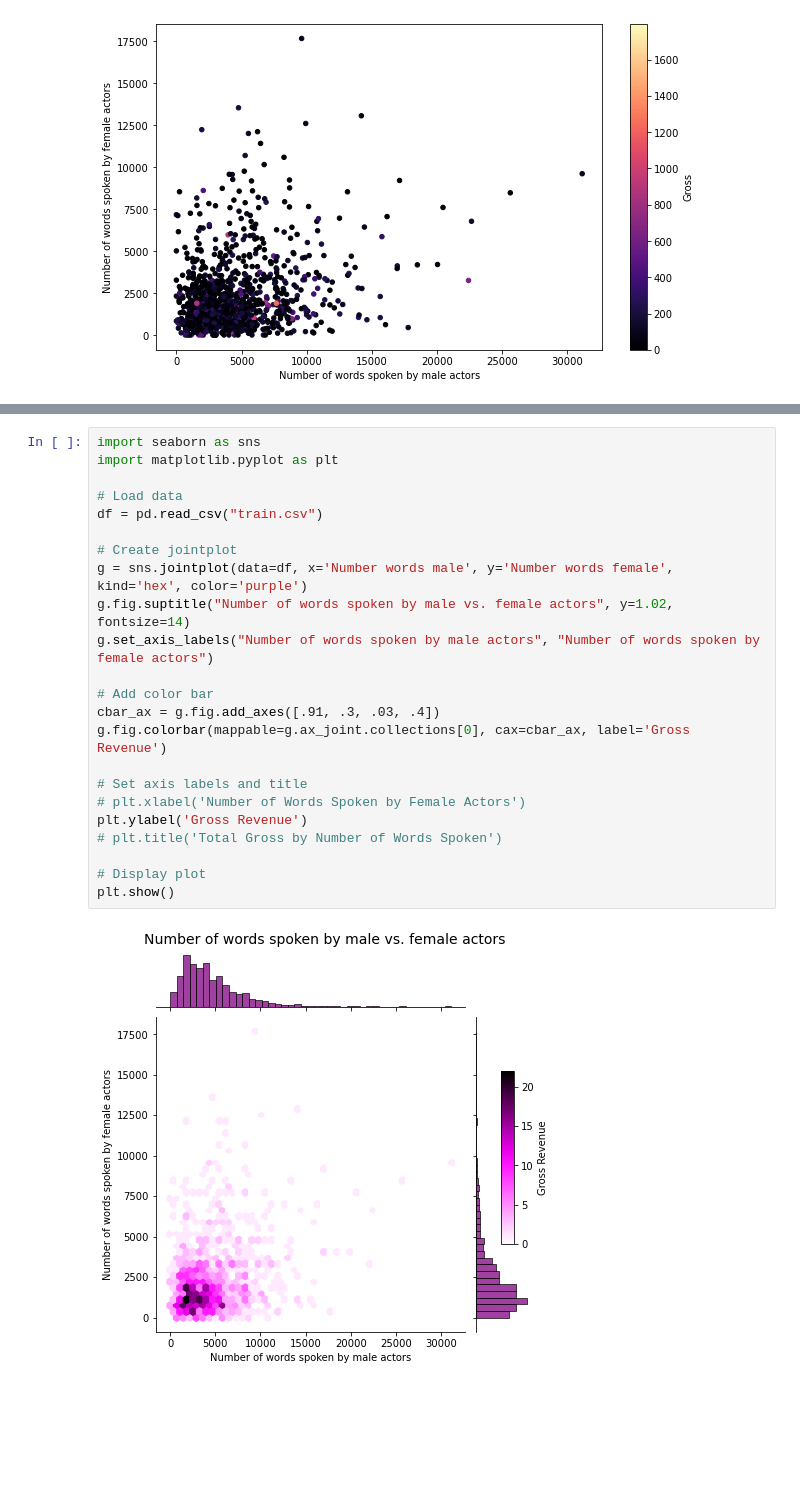
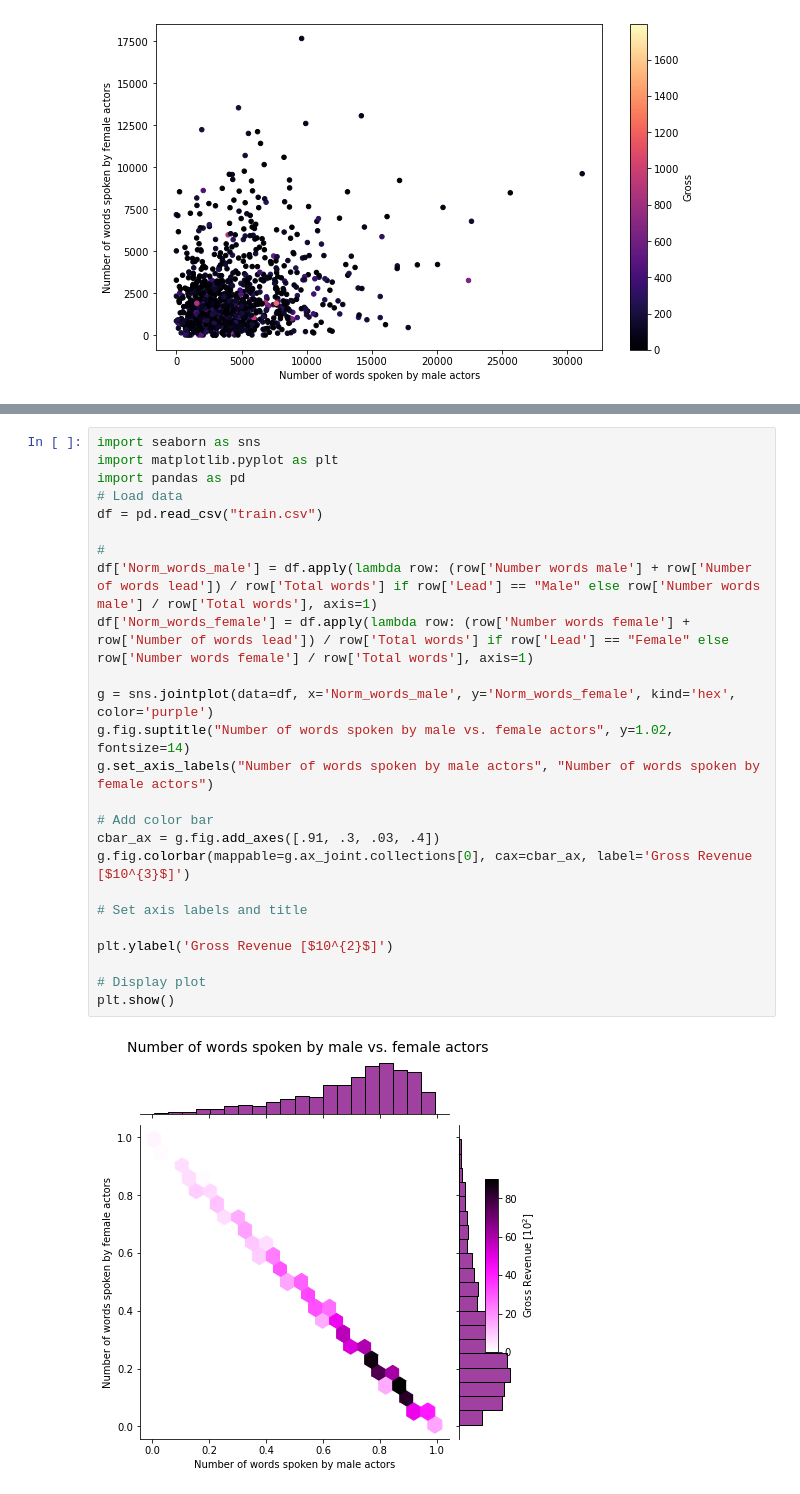
Before and after one commit to Dazarang/Statistical-Machine-Learning, a Jupyter notebook: Project/Project_Stats.ipynb, the cells around one changed output, grey strips where cells are left out. Cells and saved outputs as stored; diff of their text form; blank space fills up the shorter version.

```diff
--- a/Project/Project_Stats.ipynb
+++ b/Project/Project_Stats.ipynb
@@ -141,25 +161,27 @@ plt.show()
 # %%
 import seaborn as sns
 import matplotlib.pyplot as plt
-
+import pandas as pd
 # Load data
 df = pd.read_csv("train.csv")
 
-# Create jointplot
-g = sns.jointplot(data=df, x='Number words male', y='Number words female', kind='hex', color='purple')
+#
+df['Norm_words_male'] = df.apply(lambda row: (row['Number words male'] + row['Number of words lead']) / row['Total words'] if row['Lead'] == "Male" else row['Number words male'] / row['Total words'], axis=1)
+df['Norm_words_female'] = df.apply(lambda row: (row['Number words female'] + row['Number of words lead']) / row['Total words'] if row['Lead'] == "Female" else row['Number words female'] / row['Total words'], axis=1)
+
+g = sns.jointplot(data=df, x='Norm_words_male', y='Norm_words_female', kind='hex', color='purple')
 g.fig.suptitle("Number of words spoken by male vs. female actors", y=1.02, fontsize=14)
 g.set_axis_labels("Number of words spoken by male actors", "Number of words spoken by female actors")
 
 # Add color bar
 cbar_ax = g.fig.add_axes([.91, .3, .03, .4])
-g.fig.colorbar(mappable=g.ax_joint.collections[0], cax=cbar_ax, label='Gross Revenue')
+g.fig.colorbar(mappable=g.ax_joint.collections[0], cax=cbar_ax, label='Gross Revenue [$10^{3}$]')
 
 # Set axis labels and title
-# plt.xlabel('Number of Words Spoken by Female Actors')
-plt.ylabel('Gross Revenue')
-# plt.title('Total Gross by Number of Words Spoken')
+
+plt.ylabel('Gross Revenue [$10^{2}$]')
 
 # Display plot
 plt.show()
 # %% [output]
-[figure, old version]
+[figure, new version]
```
Also changed, not shown: parts of 7 cells of this notebook, 7 other files.
